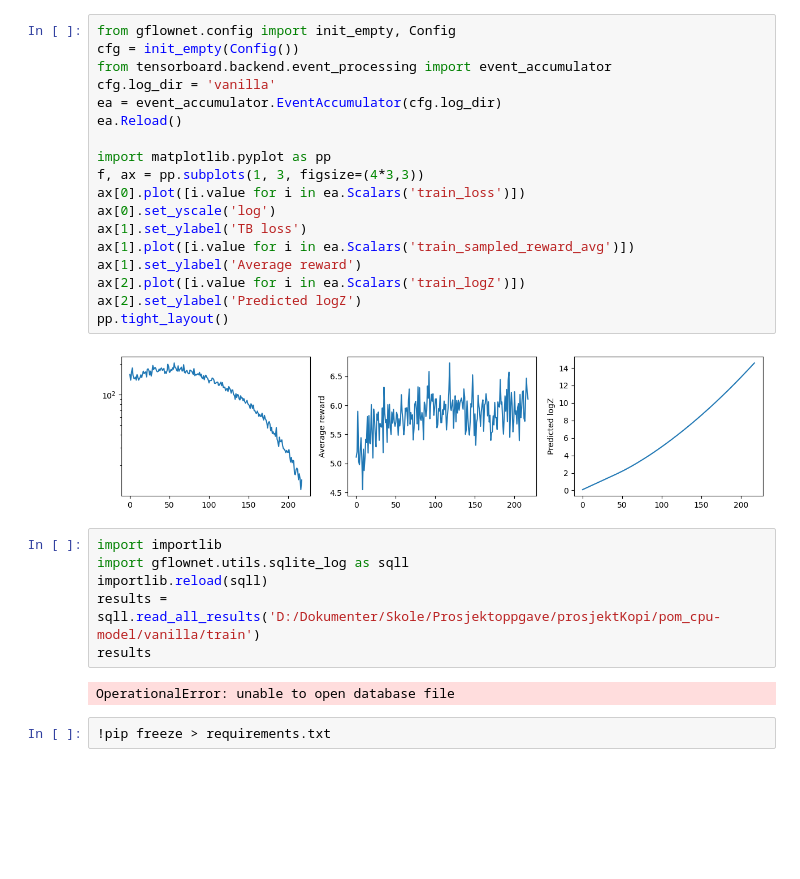
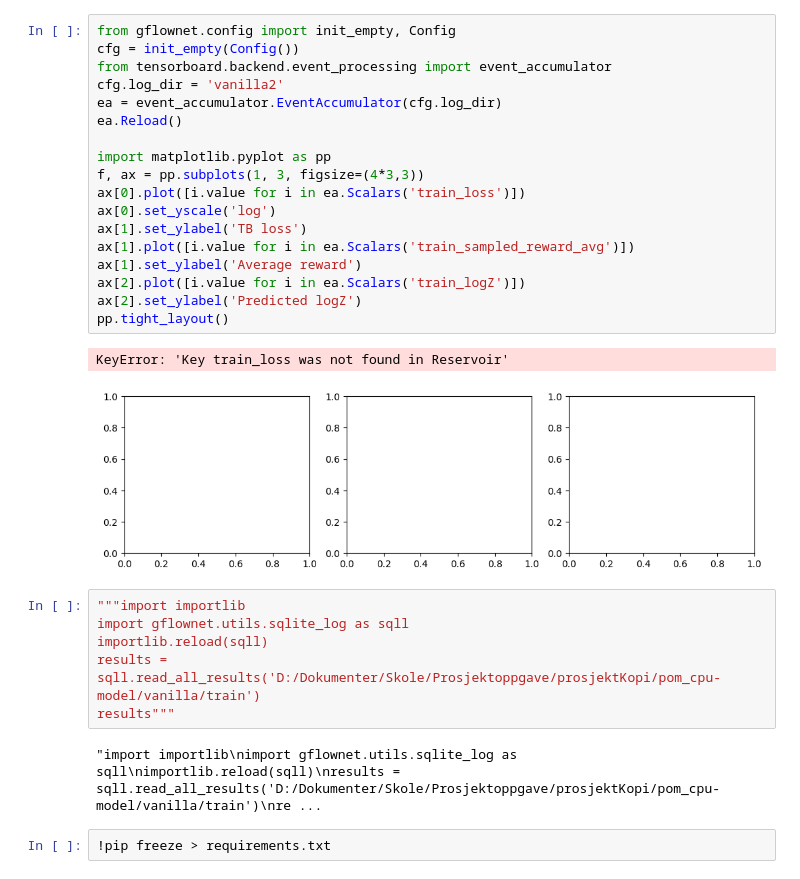
Before and after one commit to paul673/GFN-Odor-Calculations, a Jupyter notebook: vanillinanalysis.ipynb, the cells around one changed output. Cells and saved outputs as stored; diff of their text form; blank space fills up the shorter version.

Commit message:
vanilla adjustments

```diff
--- a/vanillinanalysis.ipynb
+++ b/vanillinanalysis.ipynb
@@ -1,31 +1,32 @@
 # %%
 from gflownet.config import init_empty, Config
 cfg = init_empty(Config())
 from tensorboard.backend.event_processing import event_accumulator
-cfg.log_dir = 'vanilla'
+cfg.log_dir = 'vanilla2'
 ea = event_accumulator.EventAccumulator(cfg.log_dir)
 ea.Reload()
 
 import matplotlib.pyplot as pp
 f, ax = pp.subplots(1, 3, figsize=(4*3,3))
 ax[0].plot([i.value for i in ea.Scalars('train_loss')])
 ax[0].set_yscale('log')
 ax[1].set_ylabel('TB loss')
 ax[1].plot([i.value for i in ea.Scalars('train_sampled_reward_avg')])
 ax[1].set_ylabel('Average reward')
 ax[2].plot([i.value for i in ea.Scalars('train_logZ')])
 ax[2].set_ylabel('Predicted logZ')
 pp.tight_layout()
 # %% [output]
+KeyError: 'Key train_loss was not found in Reservoir'
-[figure, old version]
+[figure, new version]
 # %%
-import importlib
+"""import importlib
 import gflownet.utils.sqlite_log as sqll
 importlib.reload(sqll)
 results = sqll.read_all_results('D:/Dokumenter/Skole/Prosjektoppgave/prosjektKopi/pom_cpu-model/vanilla/train')
-results
+results"""
 # %% [output]
-OperationalError: unable to open database file
+"import importlib\nimport gflownet.utils.sqlite_log as sqll\nimportlib.reload(sqll)\nresults = sqll.read_all_results('D:/Dokumenter/Skole/Prosjektoppgave/prosjektKopi/pom_cpu-model/vanilla/train')\nre ...
 # %%
 !pip freeze > requirements.txt
 # %%
```
Also changed, not shown: parts of 17 cells of this notebook, 7 other files.
